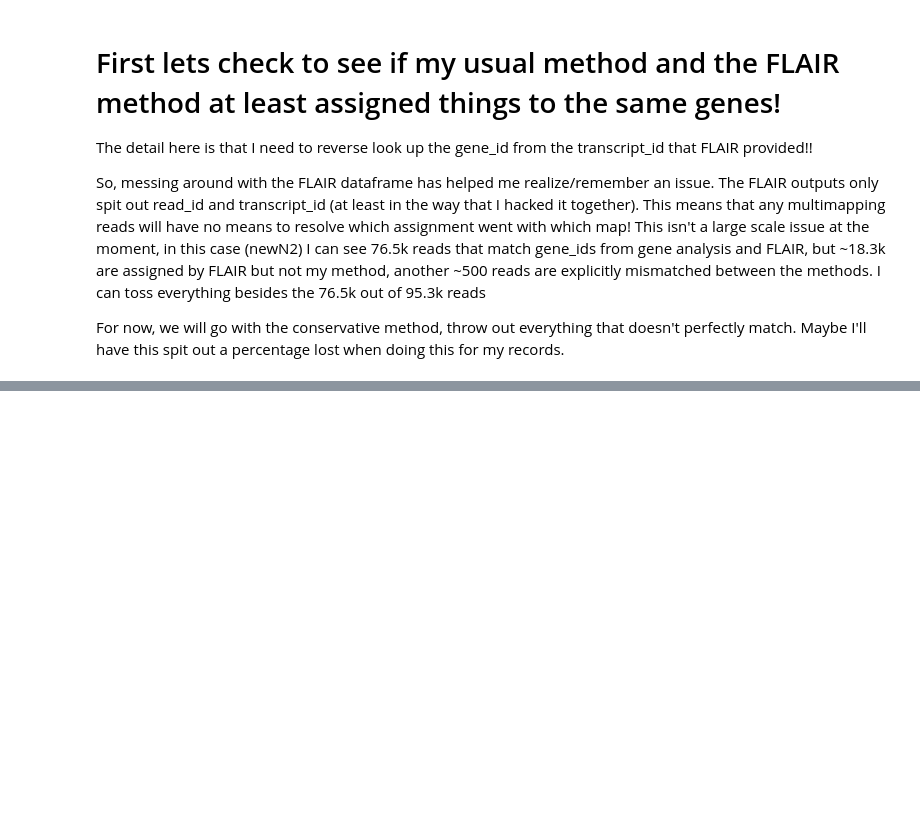
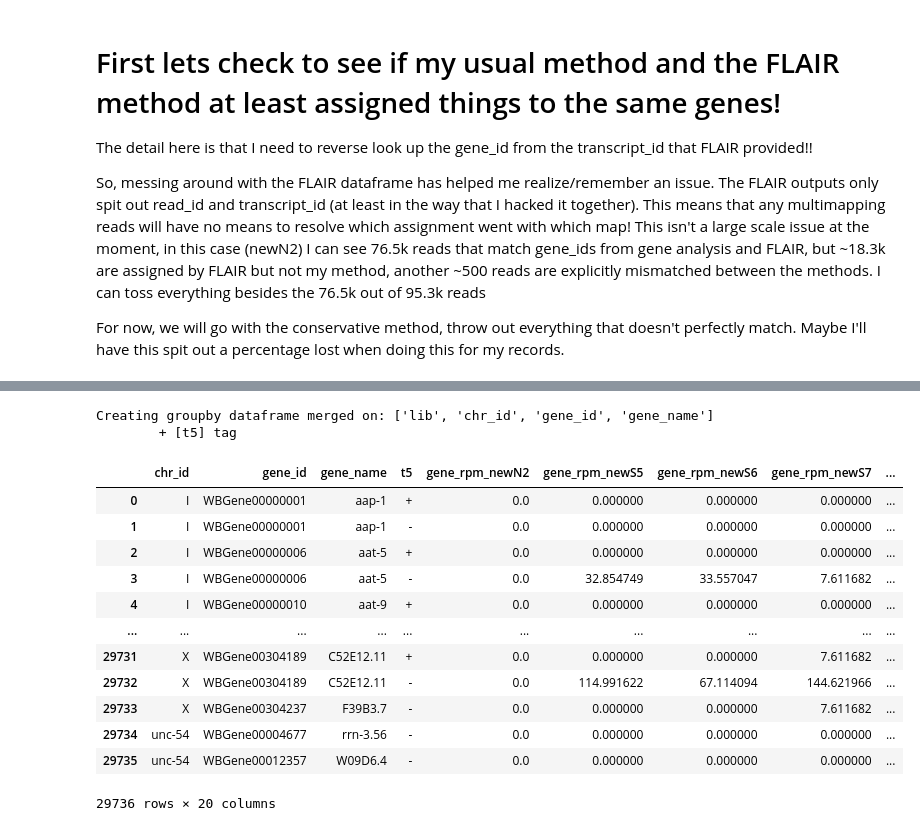
Before and after one commit to MViscardi-UCSC/nanoporePipelineScripts, a Jupyter notebook: fourLibrary5TERA/isoformsFromFLAIR.ipynb, the cells around one changed output, grey strips where cells are left out. Cells and saved outputs as stored; diff of their text form; code cells hidden in the pictures; blank space fills up the shorter version.

```diff
--- a/fourLibrary5TERA/isoformsFromFLAIR.ipynb
+++ b/fourLibrary5TERA/isoformsFromFLAIR.ipynb
@@ -507,0 +680,22 @@ for gene, plot_kind in product(target_genes, plot_types):
+# %%
+df = reads_df_raw.copy(deep=True)
+comp_df = compress_df(df,
+                      keep_transcript_info=False,).sort_index(level=['lib', 'chr_id', 'gene_id', 'gene_name'])
+# print(comp_df.columns)
+long_to_wide(comp_df, wide_target_cols=['gene_rpm', 'mean_polya_length'])
+# %% [output]
+Creating groupby dataframe merged on: ['lib', 'chr_id', 'gene_id', 'gene_name']
+        + [t5] tag
+|  | chr_id | gene_id | gene_name | t5 | gene_rpm_newN2 | gene_rpm_newS5 | gene_rpm_newS6 | gene_rpm_newS7 | ... |
+| 0 | I | WBGene00000001 | aap-1 | + | 0.0 | 0.000000 | 0.000000 | 0.000000 | ... |
+| 1 | I | WBGene00000001 | aap-1 | - | 0.0 | 0.000000 | 0.000000 | 0.000000 | ... |
+| 2 | I | WBGene00000006 | aat-5 | + | 0.0 | 0.000000 | 0.000000 | 0.000000 | ... |
+| 3 | I | WBGene00000006 | aat-5 | - | 0.0 | 32.854749 | 33.557047 | 7.611682 | ... |
+| 4 | I | WBGene00000010 | aat-9 | + | 0.0 | 0.000000 | 0.000000 | 0.000000 | ... |
+| ... | ... | ... | ... | ... | ... | ... | ... | ... | ... |
+| 29731 | X | WBGene00304189 | C52E12.11 | + | 0.0 | 0.000000 | 0.000000 | 7.611682 | ... |
+| 29732 | X | WBGene00304189 | C52E12.11 | - | 0.0 | 114.991622 | 67.114094 | 144.621966 | ... |
+| 29733 | X | WBGene00304237 | F39B3.7 | - | 0.0 | 0.000000 | 0.000000 | 7.611682 | ... |
+| 29734 | unc-54 | WBGene00004677 | rrn-3.56 | - | 0.0 | 0.000000 | 0.000000 | 0.000000 | ... |
+| 29735 | unc-54 | WBGene00012357 | W09D6.4 | - | 0.0 | 0.000000 | 0.000000 | 0.000000 | ... |
+29736 rows × 20 columns
```
Also changed, not shown: parts of 30 cells of this notebook, 6 other files.
